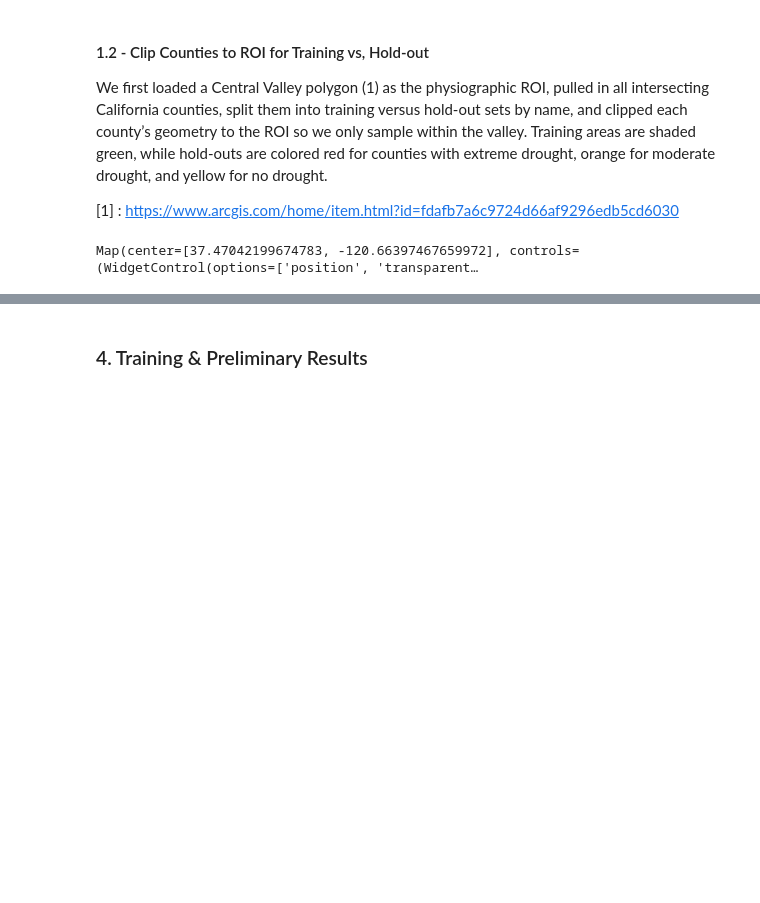
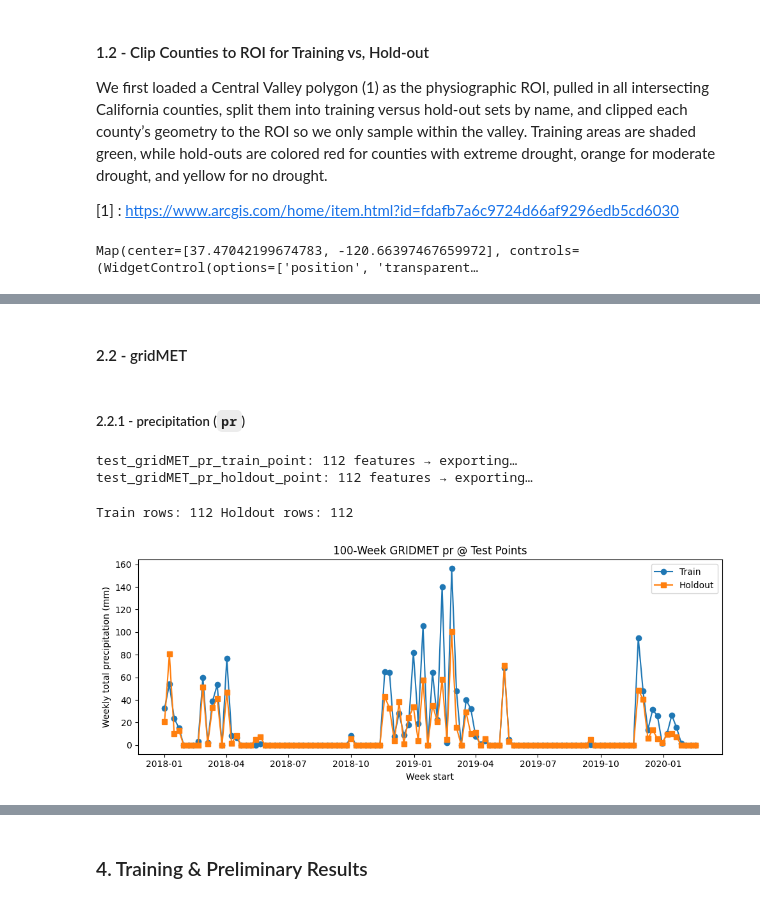
Before and after one commit to toribiodiego/ECE-471-A-Remote-Sensing, a Jupyter notebook: Final_Project/Final_Project.ipynb, the cells around one changed output, grey strips where cells are left out. Saved outputs shown, nothing was run; the diff lists cells and outputs as text; code cells hidden in the pictures; blank space fills up the shorter version.

Commit message:
revised notebook sections and ran data export for [r, tmmn, tmmx, sm_surface, sm_rootzone

```diff
--- a/Final_Project/Final_Project.ipynb
+++ b/Final_Project/Final_Project.ipynb
@@ -493,0 +511,51 @@ Sequence shapes → X: (87, 8, 10) Y: (87, 4, 1)
+# %% [markdown]
+#### 2.2 - gridMET
+# %% [markdown]
+##### 2.2.1 - precipitation (`pr`)
+# %%
+# load a single train‐/holdout point
+train_pt = ee.FeatureCollection(
+    'projects/toribiodiego-ece471/assets/spatial_samples/train_points'
+).limit(1)
+hold_pt  = ee.FeatureCollection(
+    'projects/toribiodiego-ece471/assets/spatial_samples/holdout_points'
+).limit(1)
+
+
+# build pr_weekly on 4 km GRIDMET then scale to 9 km
+gridmet   = ee.ImageCollection("IDAHO_EPSCOR/GRIDMET")\
+               .filterDate(START, END).select('pr')
+pr_weekly = weekly_collection(gridmet, START, END, agg='sum', band='pr')\
+               .sort('system:time_start')
+
+# run tiny exports
+export_one(train_pt, pr_weekly, 'pr', 'test_gridMET_pr_train_point')
+export_one(hold_pt,  pr_weekly, 'pr', 'test_gridMET_pr_holdout_point')
+# %% [output]
+test_gridMET_pr_train_point: 112 features → exporting…
+test_gridMET_pr_holdout_point: 112 features → exporting…
+# %%
+# load the two tiny test tables
+train_fc = ee.FeatureCollection(
+    f'{ASSET_DIR}/test_gridMET_pr_train_point')
+hold_fc  = ee.FeatureCollection(
+    f'{ASSET_DIR}/test_gridMET_pr_holdout_point')
+
+df_train = fc_to_df(train_fc, 'pr')
+df_hold  = fc_to_df(hold_fc,  'pr')
+
+print("Train rows:", len(df_train), "Holdout rows:", len(df_hold))
+
+# plot
+plt.figure(figsize=(10,4))
+plt.plot(df_train['date'], df_train['pr'], marker='o', label='Train')
+plt.plot(df_hold['date'],  df_hold['pr'],  marker='s', label='Holdout')
+plt.xlabel('Week start')
+plt.ylabel('Weekly total precipitation (mm)')
+plt.title('100‑Week GRIDMET pr @ Test Points')
+plt.legend()
+plt.tight_layout()
+plt.show()
+# %% [output]
+Train rows: 112 Holdout rows: 112
+[figure, added]
```
Also changed, not shown: parts of 49 cells of this notebook.
